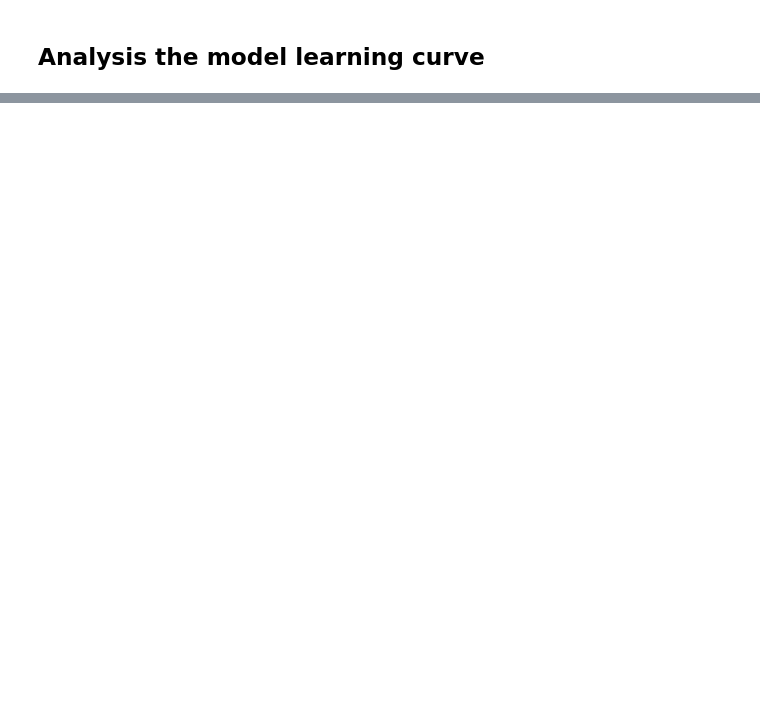
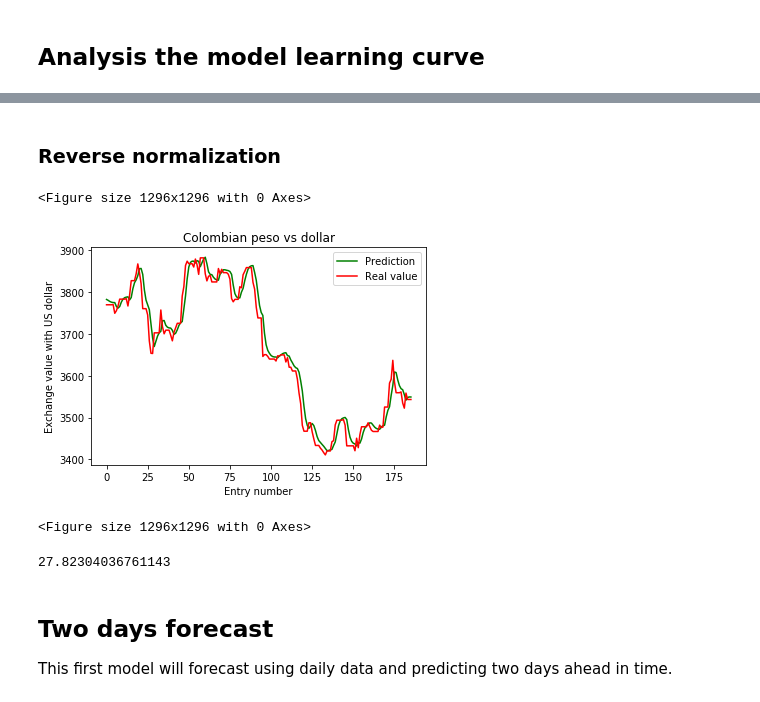
Before and after one commit to mihjovil/currencyForecast, a Jupyter notebook: CurrencyForecast.ipynb, the cells around one changed output, grey strips where cells are left out. Drawn from its saved outputs; the diff is of its cells as text; code cells hidden in the pictures; blank space fills up the shorter version.

Commit message:
Added forecast for two and three days ahead

```diff
--- a/CurrencyForecast.ipynb
+++ b/CurrencyForecast.ipynb
@@ -184,0 +240,8 @@ Text(0, 0.5, 'MSE')
+# %%
+window_size = 14
+days_ahead_forecast = 0
+separation = 1
+X_trn, y_trn = build_sequences(X, window_size, days_ahead_forecast)
+print(X_trn.shape, y_trn.shape)
+X_tst,y_tst = build_sequences(y, window_size, days_ahead_forecast)
+print(X_tst.shape, y_tst.shape)
@@ -184,0 +251,6 @@ Text(0, 0.5, 'MSE')
+# %%
+input_layer = k.layers.Input(X_trn.shape[1:])
+hidden_layer = k.layers.CuDNNGRU(64, return_sequences=True)(input_layer)
+hidden_layer = k.layers.CuDNNGRU(64)(hidden_layer)
+output_layer = k.layers.Dense(1)(hidden_layer)
+model = k.Model(inputs=input_layer, outputs=output_layer)
@@ -184,0 +261,8 @@ Text(0, 0.5, 'MSE')
+# %%
+checkpoint_path = "checkpoints/one_day.ckpt"
+checkpoint_dir = os.path.dirname(checkpoint_path)
+cp_callback = tf.keras.callbacks.ModelCheckpoint(filepath=checkpoint_path, save_weights_only=True, verbose=1)
+
+opt = k.optimizers.adam(lr=0.001)
+model.compile(optimizer=opt, loss='mse')
+history = model.fit(X_trn, y_trn, epochs=15, batch_size=32, verbose=0, callbacks=[cp_callback])
@@ -184,0 +287,26 @@ Text(0, 0.5, 'MSE')
+# %% [markdown]
+### Reverse normalization
+# %%
+y_hat = model.predict(X_tst)
+y_hat = scaler.inverse_transform(y_hat)
+y_tst = scaler.inverse_transform(y_tst)
+# %%
+plt.plot(y_hat, label='Prediction', color='green')
+plt.plot(y_tst, label='Real value', color='red')
+plt.legend()
+plt.title('Colombian peso vs dollar')
+plt.xlabel('Entry number')
+plt.ylabel('Exchange value with US dollar')
+plt.figure(figsize=(18,18))
+# %% [output]
+<Figure size 1296x1296 with 0 Axes>
+[figure, added]
+<Figure size 1296x1296 with 0 Axes>
+# %%
+mse = (np.mean((y_hat-y_tst)**2))**0.5
+print(mse)
+# %% [output]
+27.82304036761143
+# %% [markdown]
+## Two days forecast <a name='two_day'></a>
+This first model will forecast using daily data and predicting two days ahead in time.
```
Also changed, not shown: parts of 52 cells of this notebook.
